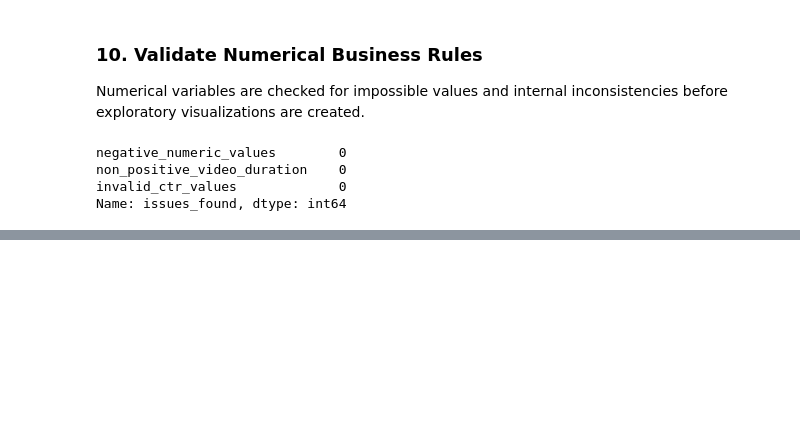
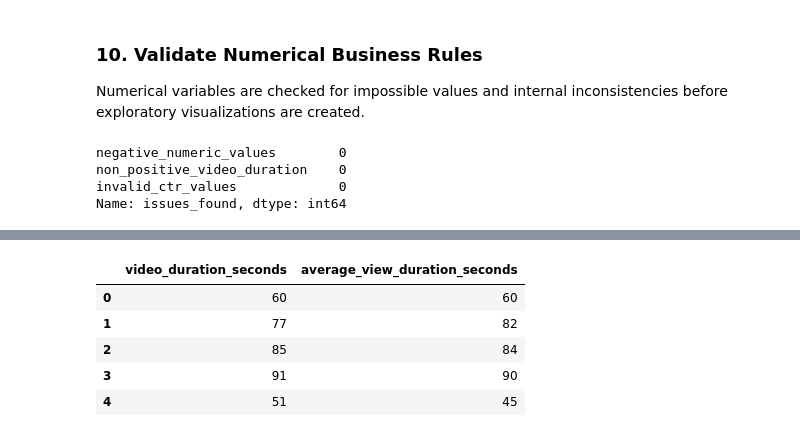
Before and after one commit to MarkCruz911/youtube-shorts-performance-analysis, a Jupyter notebook: notebooks/01_data_audit.ipynb, the cells around one changed output, grey strips where cells are left out. Cells and saved outputs as stored; diff of their text form; code cells hidden in the pictures; blank space fills up the shorter version.

```diff
--- a/notebooks/01_data_audit.ipynb
+++ b/notebooks/01_data_audit.ipynb
@@ -371,0 +376,27 @@ Name: issues_found, dtype: int64
+# %%
+videos_clean["video_duration_seconds"] = (
+    videos_clean["video_duration_seconds"].astype("int64")
+)
+
+videos_clean["average_view_duration_seconds"] = (
+    videos_clean["average_view_duration_seconds"].astype("int64")
+)
+
+videos_clean = videos_clean.drop(
+    columns=["average_view_duration"]
+)
+
+
+videos_clean[
+    [
+        "video_duration_seconds",
+        "average_view_duration_seconds"
+    ]
+].head()
+# %% [output]
+|  | video_duration_seconds | average_view_duration_seconds |
+| 0 | 60 | 60 |
+| 1 | 77 | 82 |
+| 2 | 85 | 84 |
+| 3 | 91 | 90 |
+| 4 | 51 | 45 |
```
Also changed, not shown: parts of 9 cells of this notebook.
